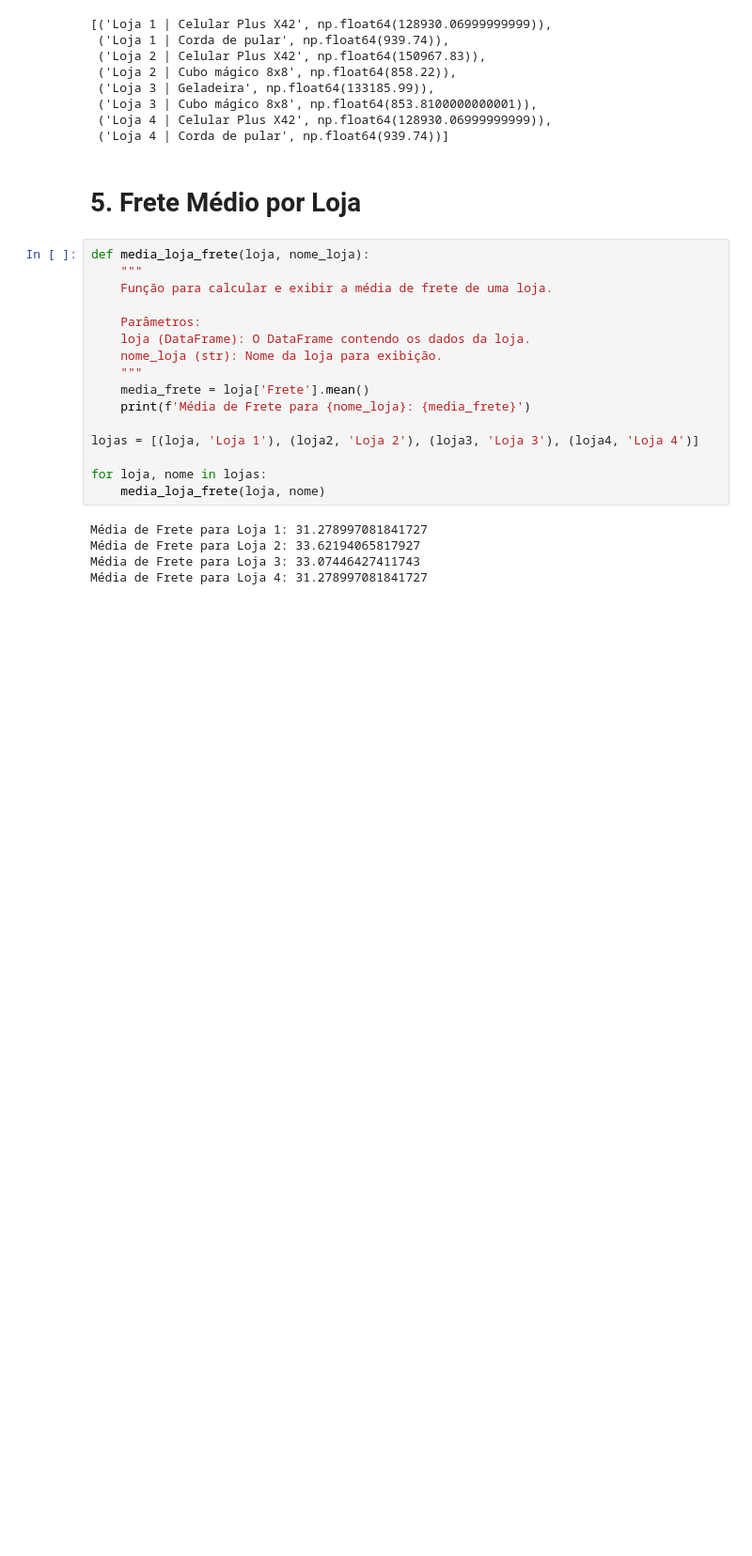
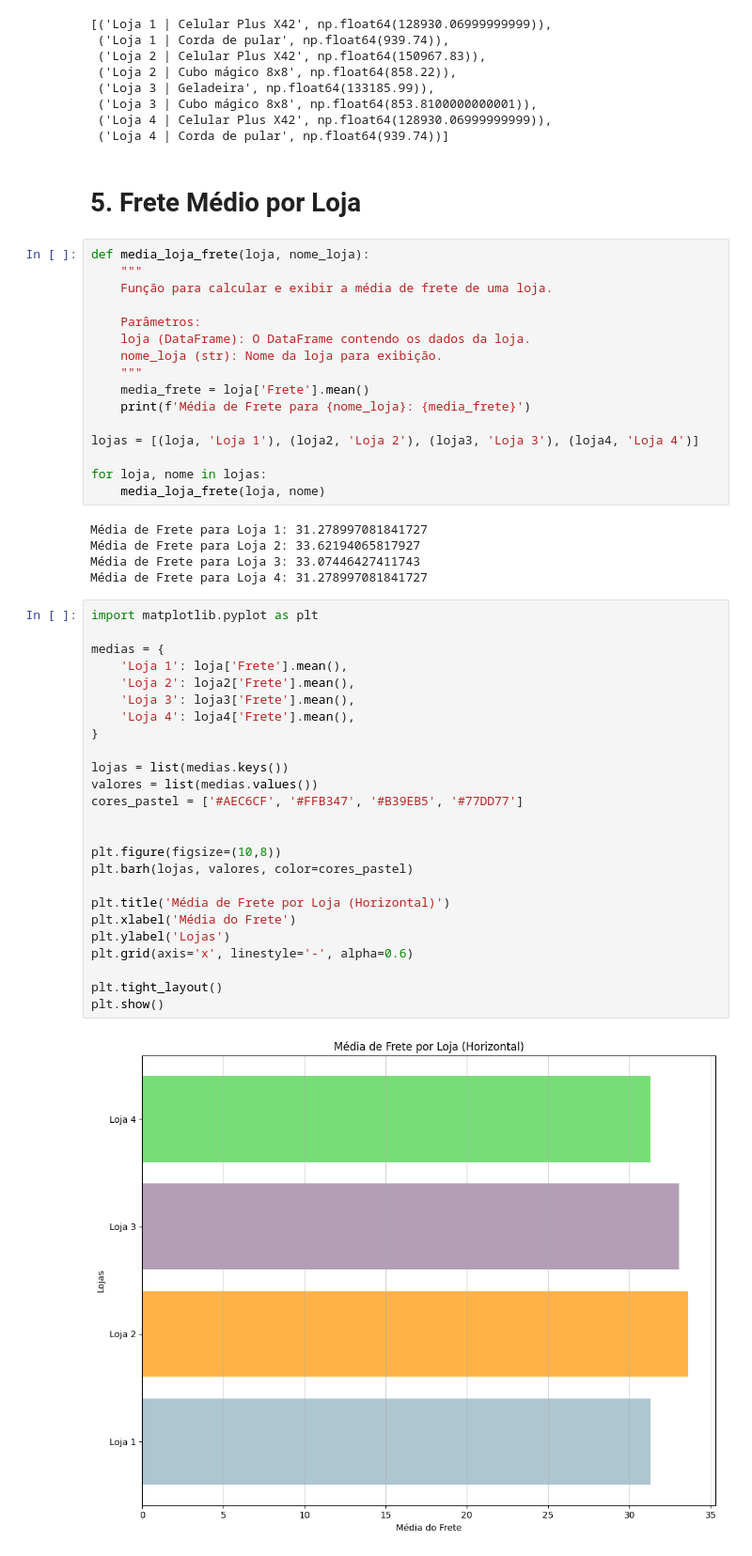
Before and after one commit to Tayara32/AluraStore, a Jupyter notebook: AluraStoreBr_TayaraCruz.ipynb, the cells around one changed output. Shown: that part at 94% size. Cells and saved outputs as stored; diff of their text form; blank space fills up the shorter version.

```diff
--- a/AluraStoreBr_TayaraCruz.ipynb
+++ b/AluraStoreBr_TayaraCruz.ipynb
@@ -330,3 +314,30 @@ Média de Frete para Loja 1: 31.278997081841727
 Média de Frete para Loja 2: 33.62194065817927
 Média de Frete para Loja 3: 33.07446427411743
 Média de Frete para Loja 4: 31.278997081841727
+# %%
+import matplotlib.pyplot as plt
+
+medias = {
+    'Loja 1': loja['Frete'].mean(),
+    'Loja 2': loja2['Frete'].mean(),
+    'Loja 3': loja3['Frete'].mean(),
+    'Loja 4': loja4['Frete'].mean(),
+}
+
+lojas = list(medias.keys())
+valores = list(medias.values())
+cores_pastel = ['#AEC6CF', '#FFB347', '#B39EB5', '#77DD77']
+
+
+plt.figure(figsize=(10,8))
+plt.barh(lojas, valores, color=cores_pastel)
+
+plt.title('Média de Frete por Loja (Horizontal)')
+plt.xlabel('Média do Frete')
+plt.ylabel('Lojas')
+plt.grid(axis='x', linestyle='-', alpha=0.6)
+
+plt.tight_layout()
+plt.show()
+# %% [output]
+[figure, added]
```
Also changed, not shown: parts of 21 cells of this notebook.
